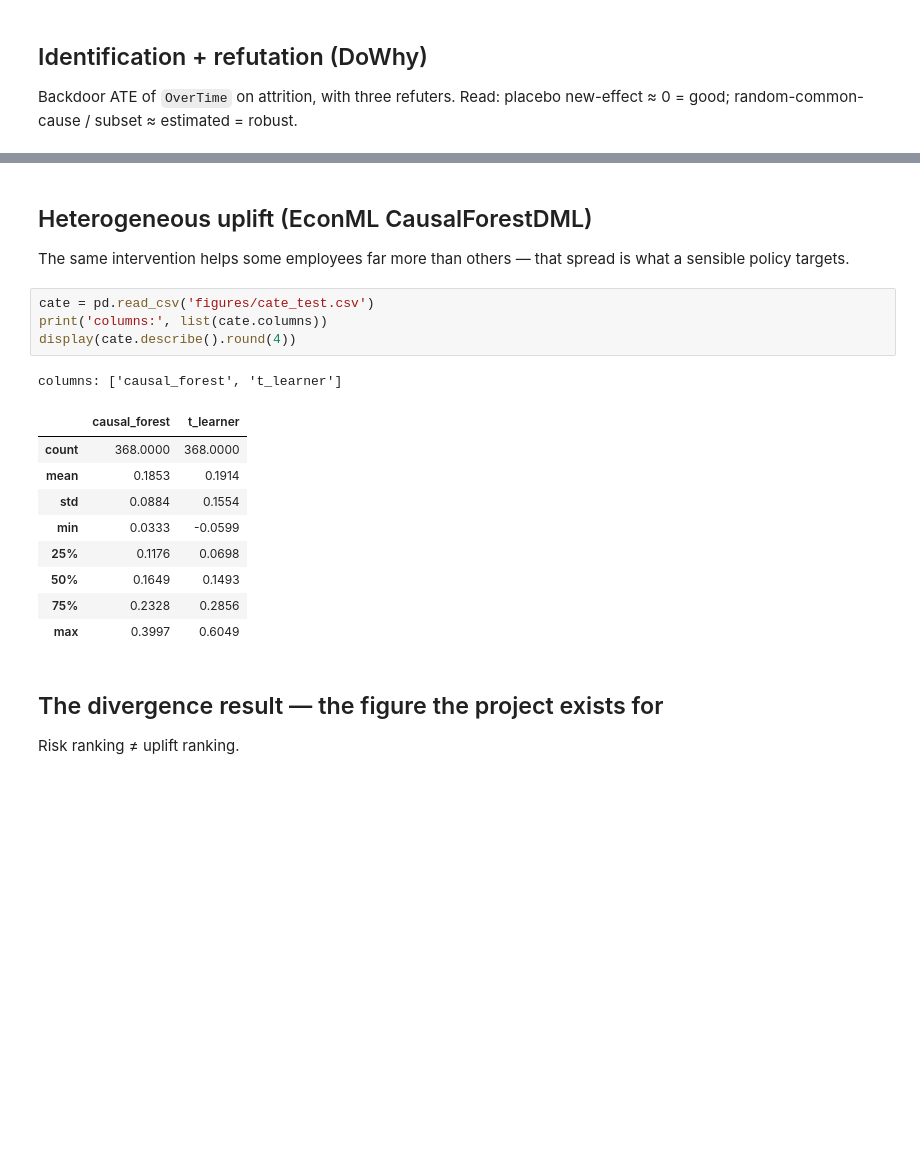
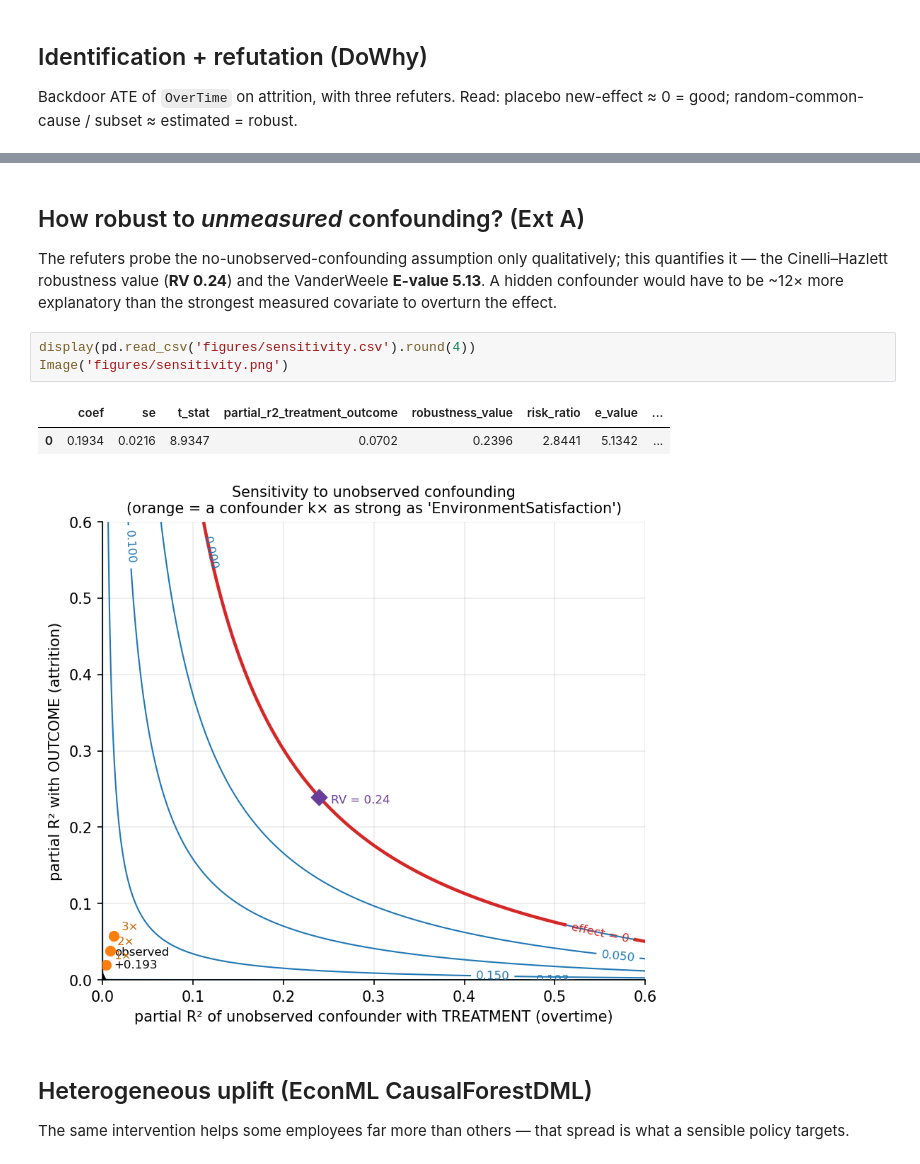
Before and after one commit to JimmyKJi/hr-attrition-analytics, a Jupyter notebook: notebooks/03_causal.ipynb, the cells around one changed output, grey strips where cells are left out. Cells and saved outputs as stored; diff of their text form; blank space fills up the shorter version.

```diff
--- a/notebooks/03_causal.ipynb
+++ b/notebooks/03_causal.ipynb
@@ -37,24 +37,16 @@ display(pd.read_csv('figures/refutation.csv').round(4))
 # %% [markdown]
-## Heterogeneous uplift (EconML CausalForestDML)
+## How robust to *unmeasured* confounding? (Ext A)
 
-The same intervention helps some employees far more than others — that spread is what a sensible policy targets.
+The refuters probe the no-unobserved-confounding assumption only qualitatively; this quantifies it — the Cinelli–Hazlett robustness value (**RV 0.24**) and the VanderWeele **E-value 5.13**. A hidden confounder would have to be ~12× more explanatory than the strongest measured covariate to overturn the effect.
 # %%
-cate = pd.read_csv('figures/cate_test.csv')
-print('columns:', list(cate.columns))
-display(cate.describe().round(4))
+display(pd.read_csv('figures/sensitivity.csv').round(4))
+Image('figures/sensitivity.png')
 # %% [output]
-columns: ['causal_forest', 't_learner']
-|  | causal_forest | t_learner |
-| count | 368.0000 | 368.0000 |
-| mean | 0.1853 | 0.1914 |
-| std | 0.0884 | 0.1554 |
-| min | 0.0333 | -0.0599 |
-| 25% | 0.1176 | 0.0698 |
-| 50% | 0.1649 | 0.1493 |
-| 75% | 0.2328 | 0.2856 |
-| max | 0.3997 | 0.6049 |
+|  | coef | se | t_stat | partial_r2_treatment_outcome | robustness_value | risk_ratio | e_value | ... |
+| 0 | 0.1934 | 0.0216 | 8.9347 | 0.0702 | 0.2396 | 2.8441 | 5.1342 | ... |
+[figure, added]
 # %% [markdown]
-## The divergence result — the figure the project exists for
+## Heterogeneous uplift (EconML CausalForestDML)
 
-Risk ranking ≠ uplift ranking.
+The same intervention helps some employees far more than others — that spread is what a sensible policy targets.
 # %%
```
Also changed, not shown: parts of 10 cells of this notebook, 9 other files.
